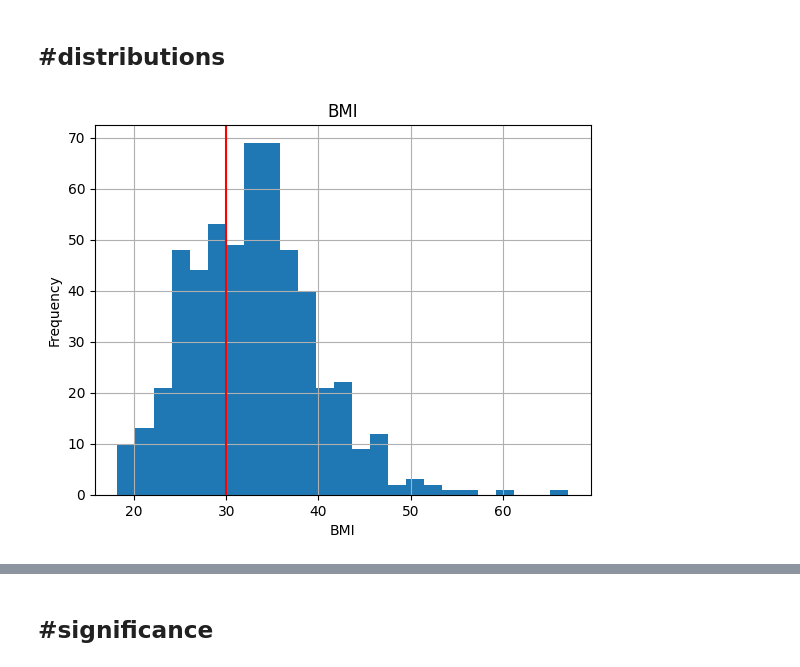
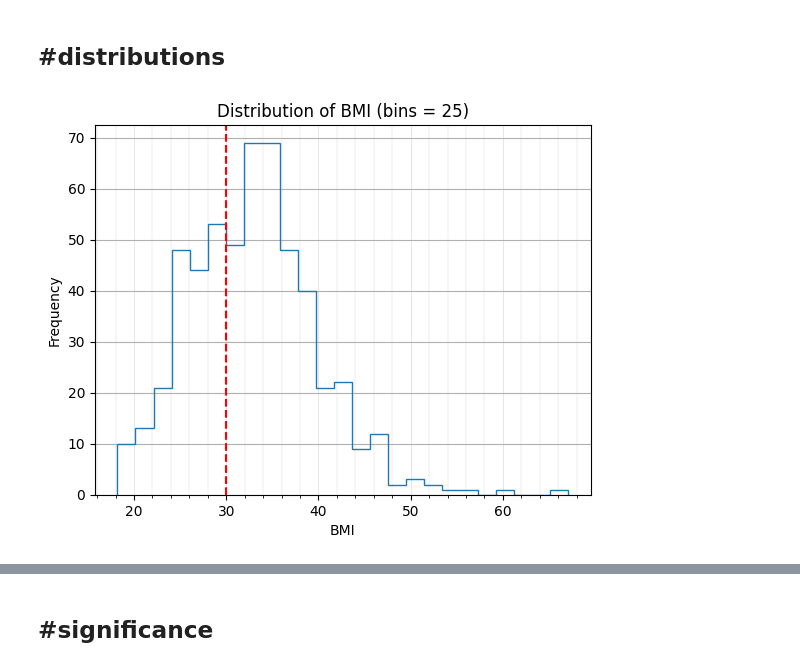
Before and after one commit to 000alen/cs50-statistical-inference, a Jupyter notebook: Alen.ipynb, the cells around one changed output, grey strips where cells are left out. Saved outputs shown, nothing was run; the diff lists cells and outputs as text; code cells hidden in the pictures.

```diff
--- a/Alen.ipynb
+++ b/Alen.ipynb
@@ -58,15 +59,21 @@ mean    25.887302      21.370370
 max     67.100000      99.000000
 # %% [markdown]
 ## #distributions
-# %%
-df.hist(column=X, bins=25)
-plt.axvline(X_THRESHOLD, color="r")
-plt.title(X)
-plt.xlabel(X)
-plt.ylabel("Frequency")
-plt.show()
-# %% [output]
-[figure, removed]
+# %%
+bins = 25
+
+figure, ax = plt.subplots()
+df.hist(column=X, bins=bins, histtype="step", ax=ax)
+ax.axvline(X_THRESHOLD, color="r", ls="--")
+ax.set_title(f"Distribution of {X} (bins = {bins})")
+ax.set_xlabel(X)
+ax.set_ylabel("Frequency")
+ax.xaxis.set_minor_locator(MultipleLocator(2))
+ax.grid(which="major", axis="x", linewidth=0.75, linestyle="-", color="0.9")
+ax.grid(which="minor", axis="x", linewidth=0.25, linestyle="-", color="0.8")
+plt.show()
+# %% [output]
+[figure, added]
 # %%
 control_range = control[Y].max() - control[Y].min()
 treatment_range = treatment[Y].max() - treatment[Y].min()
```
Also changed, not shown: parts of 6 cells of this notebook.
